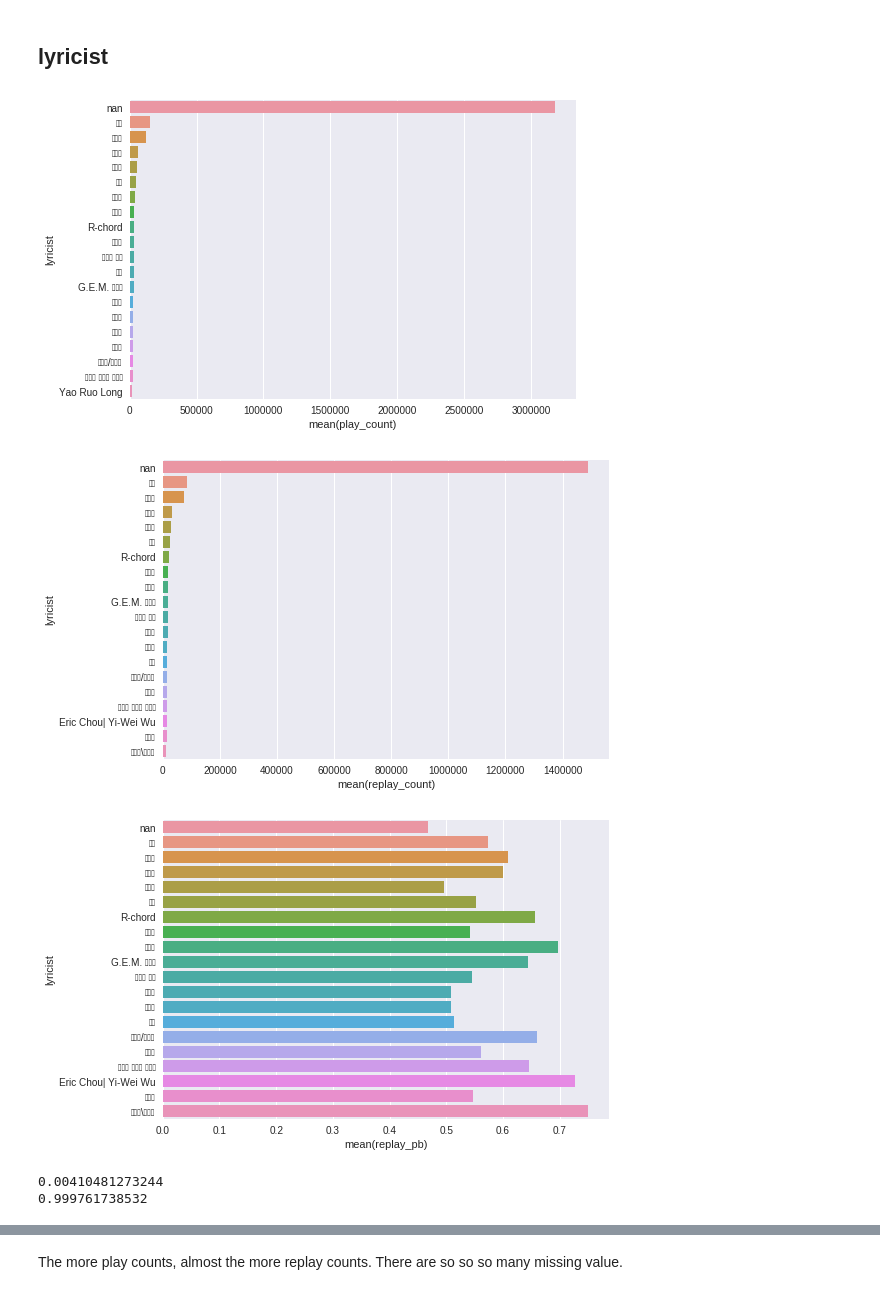
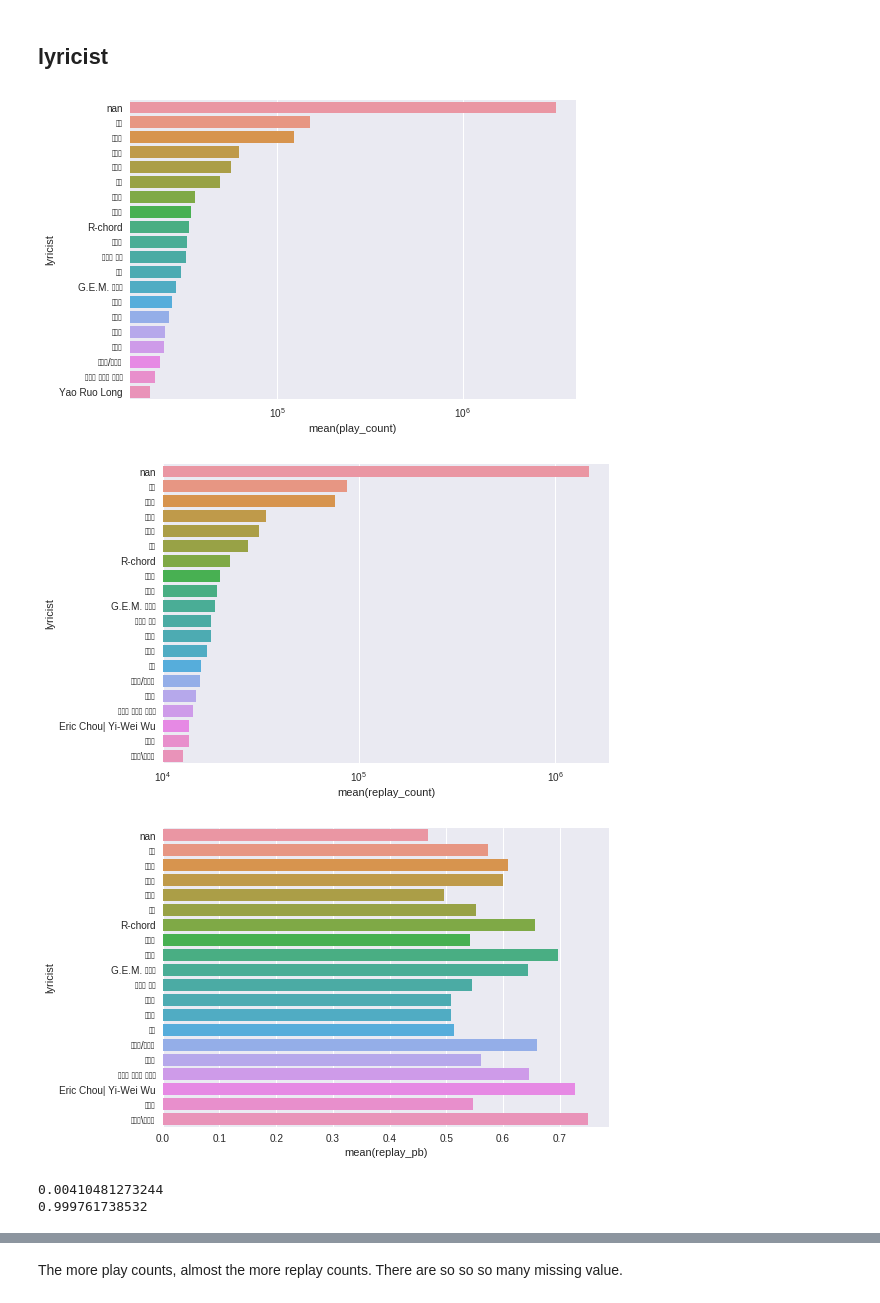
Before and after one commit to dsmilab/WSDM2018-KKBox-MRC, a Jupyter notebook: exploration_song.ipynb, the cells around one changed output, grey strips where cells are left out. Drawn from its saved outputs; the diff is of its cells as text; code cells hidden in the pictures.

```diff
--- a/exploration_song.ipynb
+++ b/exploration_song.ipynb
@@ -297,26 +296,27 @@ There are so so so many missing value.
 # %%
 lyricist_df = train_df[['lyricist', 'target']].groupby('lyricist').agg(['mean', 'count']).reset_index()
 lyricist_df.columns = ['lyricist', 'replay_pb', 'play_count']
-# artist_df['artist_name'] = artist_df['artist_name'].apply(lambda x: x.decode('utf-8'))
 lyricist_df['replay_count'] = (lyricist_df['replay_pb'] * lyricist_df['play_count']).astype(np.int32)
 
 
-sns.barplot(y='lyricist', x='play_count', data=lyricist_df.sort_values(by=['play_count'], ascending=False).head(20))
+g = sns.barplot(y='lyricist', x='play_count', data=lyricist_df.sort_values(by=['play_count'], ascending=False).head(20))
+g.set_xscale('log')
 sns.plt.show()
 
-sns.barplot(y='lyricist', x='replay_count', data=lyricist_df.sort_values(by=['replay_count'], ascending=False).head(20))
+g = sns.barplot(y='lyricist', x='replay_count', data=lyricist_df.sort_values(by=['replay_count'], ascending=False).head(20))
+g.set_xscale('log')
 sns.plt.show()
 
 sns.barplot(y='lyricist', x='replay_pb', data=lyricist_df.sort_values(by=['replay_count'], ascending=False).head(20))
 sns.plt.show()
 
 print(lyricist_df['play_count'].corr(lyricist_df['replay_pb']))
 print(lyricist_df['play_count'].corr(lyricist_df['replay_count']))
 
 lyricist_df.sort_values(by=['play_count'], ascending=False).head(15)
 # %% [output]
-[figure, old version]
+[figure, new version]
-[figure, old version]
+[figure, new version]
 [figure]
 0.00410481273244
 0.999761738532
```
Also changed, not shown: parts of 5 cells of this notebook.
